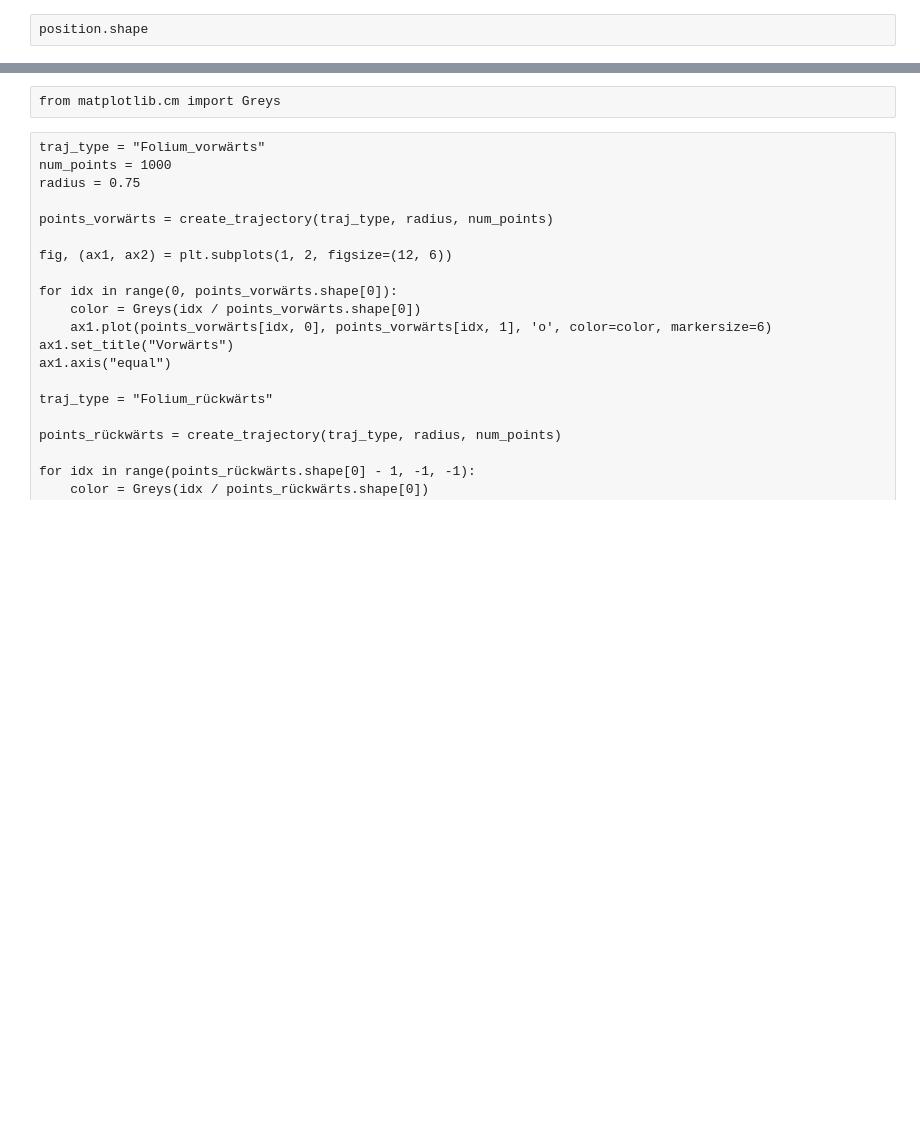
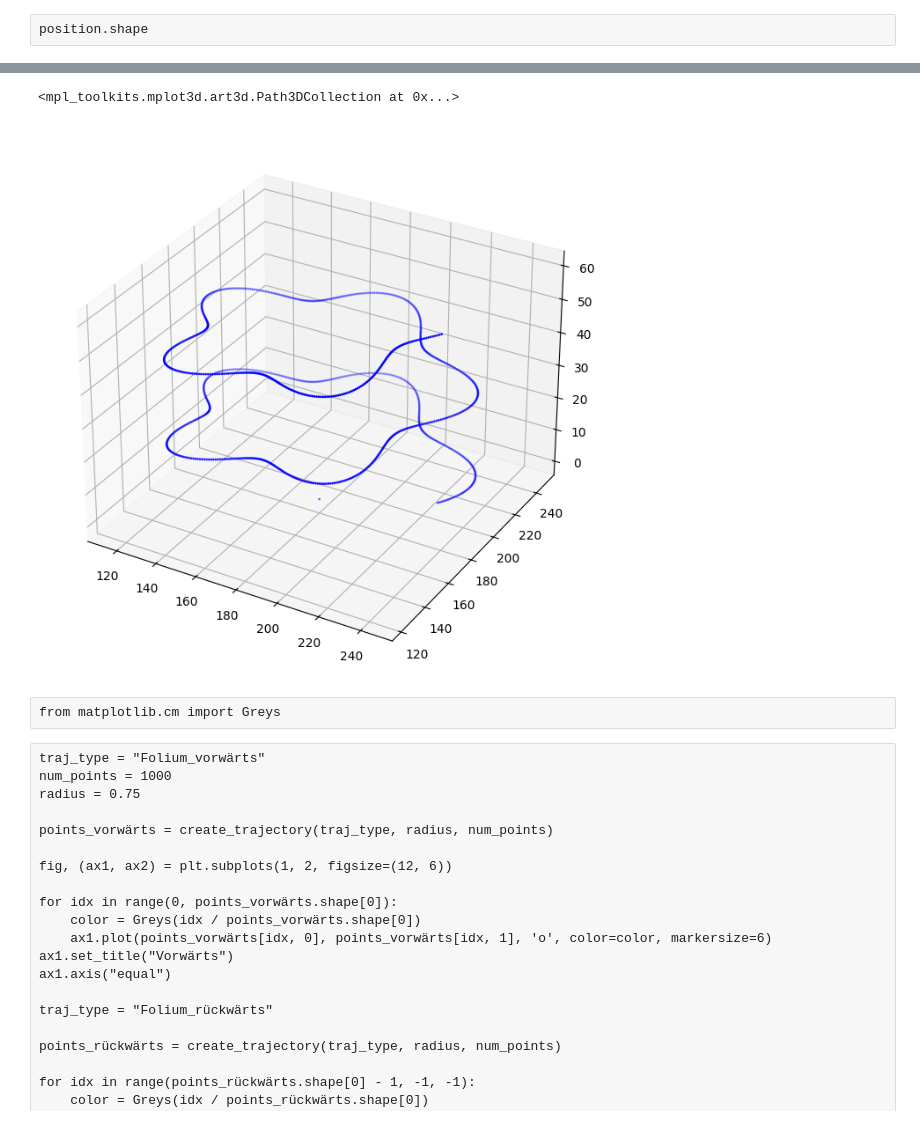
Before and after one commit to Peer076/Master-Thesis-EIT, a Jupyter notebook: Traj_plot.ipynb, the cells around one changed output, grey strips where cells are left out. Drawn from its saved outputs; the diff is of its cells as text; code cells hidden in the pictures; blank space fills up the shorter version.

```diff
--- a/Traj_plot.ipynb
+++ b/Traj_plot.ipynb
@@ -297,3 +307,13 @@ plt.show()
+# %%
+voltage, _, _, position = load_exp_data3D("exp_data_3D21")
+# %%
+# Create a single 3D plot
+fig = plt.figure(figsize=(10, 8))
+ax = fig.add_subplot(111, projection='3d')
+ax.scatter(position[:, 0], position[:, 1], position[:, 2], color='blue', marker='o', s=1)
+# %% [output]
+<mpl_toolkits.mplot3d.art3d.Path3DCollection at 0x...>
+[figure, added]
 # %% [raw]
 from matplotlib.cm import Greys
 # %% [raw]
```
Also changed, not shown: parts of 8 cells of this notebook, 4 other files.
